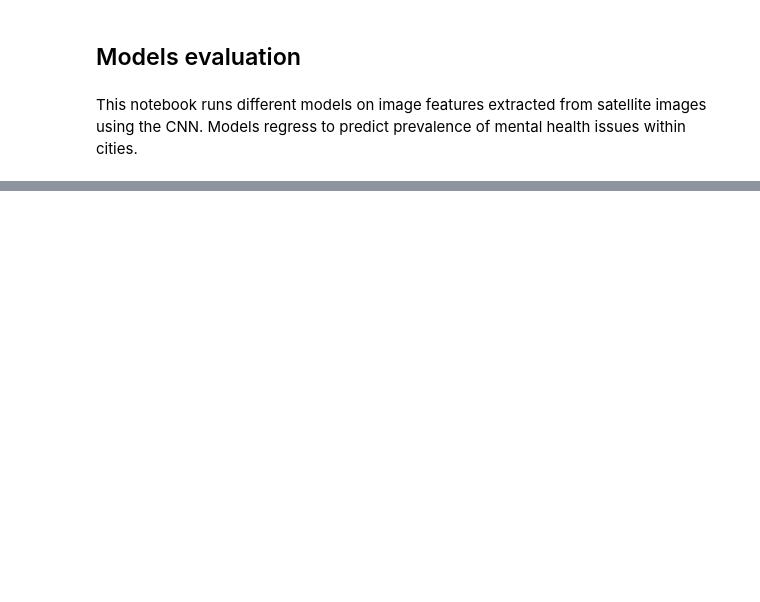
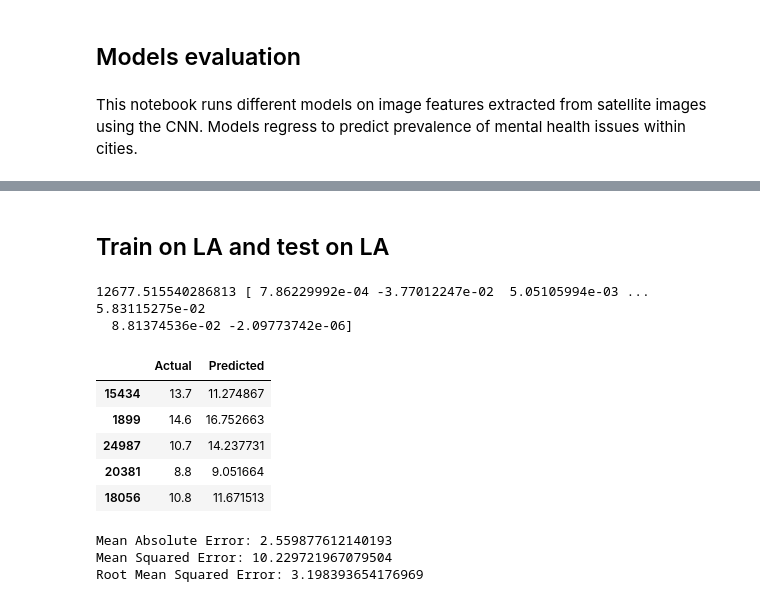
Before and after one commit to j-csc/Deep-Learning-For-Mental-Health, a Jupyter notebook: Models.ipynb, the cells around one changed output, grey strips where cells are left out. Saved outputs shown, nothing was run; the diff lists cells and outputs as text; code cells hidden in the pictures; blank space fills up the shorter version.

```diff
--- a/Models.ipynb
+++ b/Models.ipynb
@@ -21,0 +223,40 @@ print(la_df.shape)
+# %%
+y = target.Data_Value
+# %% [markdown]
+## Train on LA and test on LA
+# %%
+X_train, X_test, y_train, y_test = train_test_split(X, y, test_size=0.2)
+# %%
+# LR
+lr_model = LinearRegression()
+lr_model.fit(X_train, y_train)
+
+# SVR
+svr_model = SVR(gamma='scale', C=1.0, epsilon=0.2)
+svr_model.fit(X_train, y_train)
+
+print(lr_model.intercept_, lr_model.coef_)
+# %% [output]
+12677.515540286813 [ 7.86229992e-04 -3.77012247e-02  5.05105994e-03 ...  5.83115275e-02
+  8.81374536e-02 -2.09773742e-06]
+# %%
+y_pred_lr = lr_model.predict(X_test)
+y_pred_svr = svr_model.predict(X_test)
+# %%
+true_pred_df = pd.DataFrame({'Actual': y_test, 'Predicted': y_pred_lr})
+true_pred_df.head()
+# %% [output]
+|  | Actual | Predicted |
+| 15434 | 13.7 | 11.274867 |
+| 1899 | 14.6 | 16.752663 |
+| 24987 | 10.7 | 14.237731 |
+| 20381 | 8.8 | 9.051664 |
+| 18056 | 10.8 | 11.671513 |
+# %%
+print('Mean Absolute Error:', metrics.mean_absolute_error(y_test, y_pred_lr))
+print('Mean Squared Error:', metrics.mean_squared_error(y_test, y_pred_lr))
+print('Root Mean Squared Error:', np.sqrt(metrics.mean_squared_error(y_test, y_pred_lr)))
+# %% [output]
+Mean Absolute Error: 2.559877612140193
+Mean Squared Error: 10.229721967079504
+Root Mean Squared Error: 3.198393654176969
```
Also changed, not shown: parts of 31 cells of this notebook, 19 other files.
